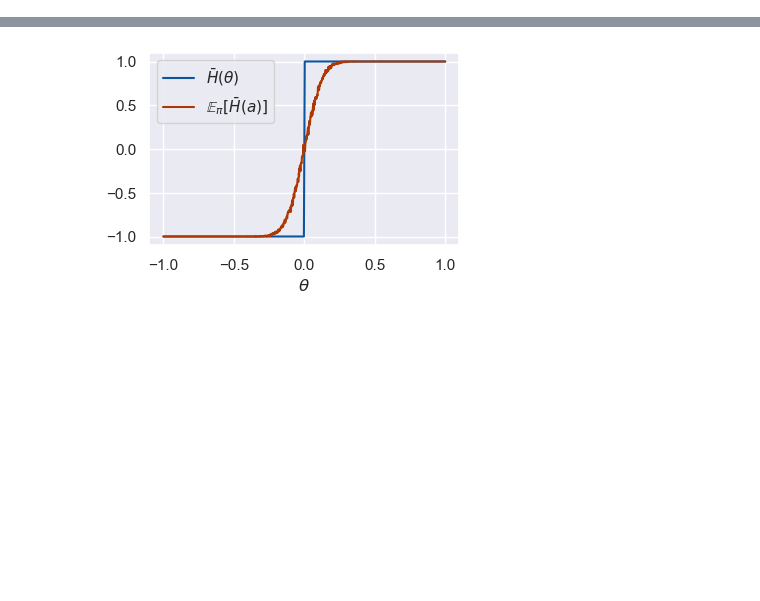
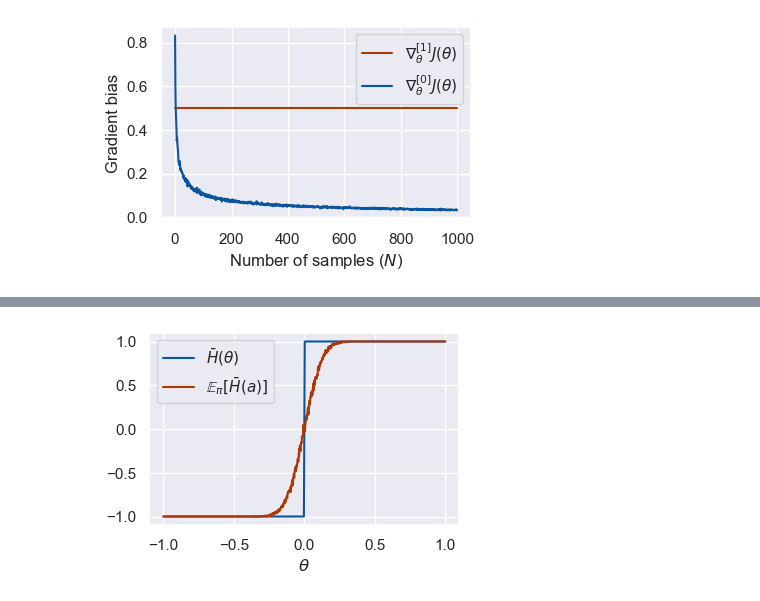
Before and after one commit to NVlabs/DiffRL, a Jupyter notebook: heaviside/heaviside.ipynb, the cells around one changed output, grey strips where cells are left out. Saved outputs shown, nothing was run; the diff lists cells and outputs as text; code cells hidden in the pictures; blank space fills up the shorter version.

```diff
--- a/heaviside/heaviside.ipynb
+++ b/heaviside/heaviside.ipynb
@@ -12,0 +99,32 @@ oranges = sns.color_palette("Oranges")
+# %%
+# Plot gradient bias vs number of samples
+
+np.random.seed(0)
+
+# True gradients
+true_grad = grad_expect_H(xx, sigma)
+baseline = H(xx)
+
+plt.figure(figsize=(4,2.5))
+
+# ZOBG gradient estimation
+zobg_bias = np.zeros(N)
+fobg_bias = np.zeros(N)
+for n in tqdm(range(1,N+1)):
+    zobg = np.zeros_like(xx)
+    fobg = np.zeros_like(xx)
+    for i in range(len(xx)):
+        w = np.random.normal(0.0, sigma, n)
+        zobg[i] = np.mean(1/sigma**2 * (H(xx[i]+w) - baseline[i])*w)
+        fobg[i] = np.mean(H_grad(xx[i]+w))
+    zobg_bias[n-1] = np.mean(np.abs(zobg - true_grad))
+    fobg_bias[n-1] = np.mean(np.abs(fobg - true_grad))
+
+plt.plot(np.arange(N), fobg_bias, c=oranges[-1], label=r"$\nabla_{\theta}^{[1]} J(\theta)$")
+plt.plot(np.arange(N), zobg_bias, c=blues[-1], label=r"$\nabla_{\theta}^{[0]} J(\theta)$")
+plt.legend()
+plt.xlabel(r"Number of samples ($N$)")
+plt.ylabel(r"Gradient bias")
+plt.savefig("heaviside_bias.pdf", bbox_inches='tight')
+# %% [output]
+[figure, added]
```
Also changed, not shown: parts of 9 cells of this notebook, 2 other files.
